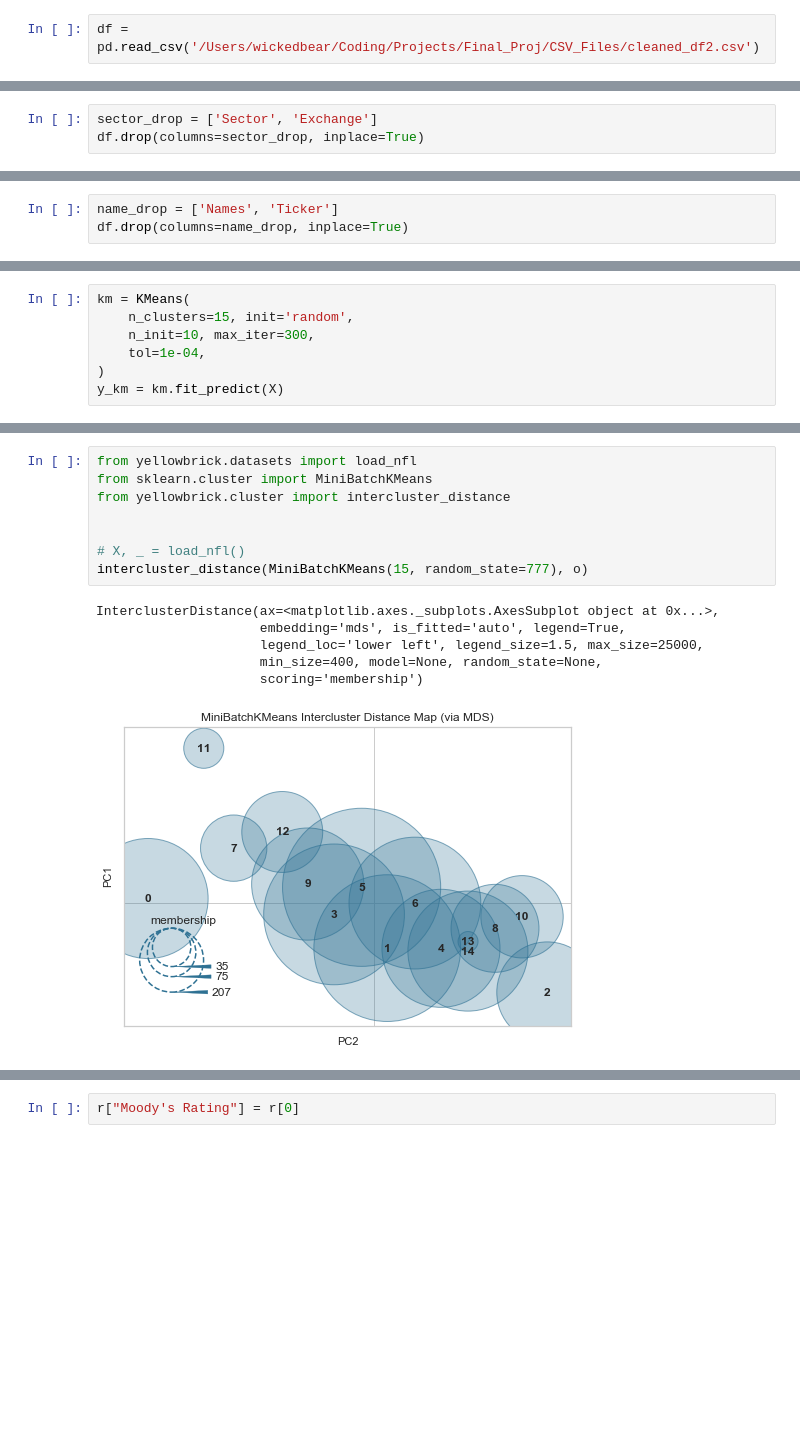
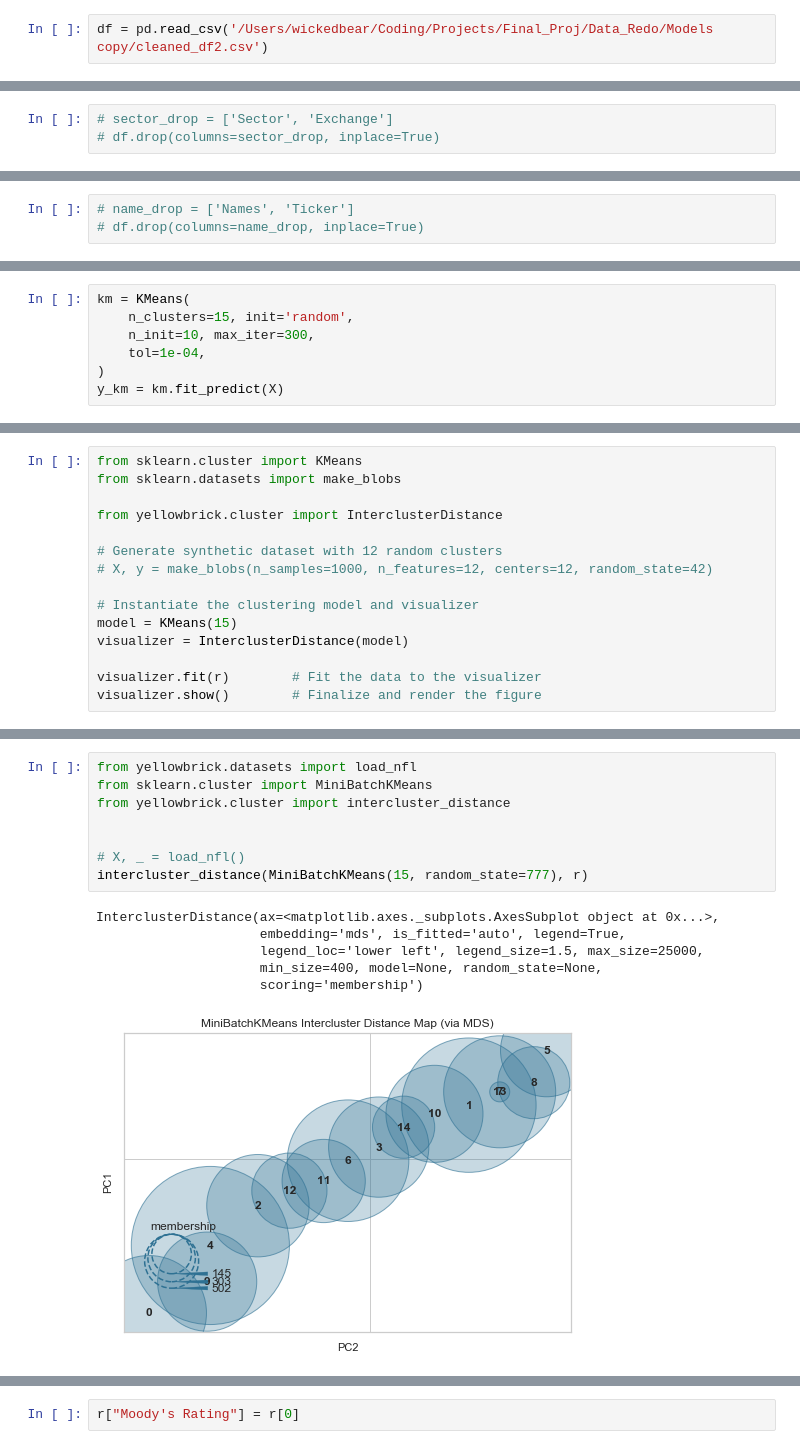
Before and after one commit to WickedoneC/Final_Proj, a Jupyter notebook: Data_Redo/Models copy/Clustering.ipynb, the cells around one changed output, grey strips where cells are left out. Cells and saved outputs as stored; diff of their text form; blank space fills up the shorter version.

```diff
--- a/Data_Redo/Models copy/Clustering.ipynb
+++ b/Data_Redo/Models copy/Clustering.ipynb
@@ -1,7 +1,7 @@
 # %%
 import pandas as pd
 # %%
-df = pd.read_csv('/Users/wickedbear/Coding/Projects/Final_Proj/CSV_Files/cleaned_df2.csv')
+df = pd.read_csv('/Users/wickedbear/Coding/Projects/Final_Proj/Data_Redo/Models copy/cleaned_df2.csv')
 # %%
 df
 # %% [output]
@@ -42,6 +42,6 @@ df
 # %%
-sector_drop = ['Sector', 'Exchange']
-df.drop(columns=sector_drop, inplace=True)
+# sector_drop = ['Sector', 'Exchange']
+# df.drop(columns=sector_drop, inplace=True)
 # %%
 mdf = df[["Moody's Rating"]]
 # %%
@@ -70,6 +63,6 @@ nmdf.head()
 # %%
-name_drop = ['Names', 'Ticker']
-df.drop(columns=name_drop, inplace=True)
+# name_drop = ['Names', 'Ticker']
+# df.drop(columns=name_drop, inplace=True)
 # %%
 df
 # %% [output]
@@ -521 +514,16 @@ visualizer.show()        # Finalize and render the figure
 <matplotlib.axes._subplots.AxesSubplot at 0x...>
+# %%
+from sklearn.cluster import KMeans
+from sklearn.datasets import make_blobs
+
+from yellowbrick.cluster import InterclusterDistance
+
+# Generate synthetic dataset with 12 random clusters
+# X, y = make_blobs(n_samples=1000, n_features=12, centers=12, random_state=42)
+
+# Instantiate the clustering model and visualizer
+model = KMeans(15)
+visualizer = InterclusterDistance(model)
+
+visualizer.fit(r)        # Fit the data to the visualizer
+visualizer.show()        # Finalize and render the figure
@@ -522,18 +533,18 @@ visualizer.show()        # Finalize and render the figure
 # %%
 from yellowbrick.datasets import load_nfl
 from sklearn.cluster import MiniBatchKMeans
 from yellowbrick.cluster import intercluster_distance
 
 
 # X, _ = load_nfl()
-intercluster_distance(MiniBatchKMeans(15, random_state=777), o)
+intercluster_distance(MiniBatchKMeans(15, random_state=777), r)
 # %% [output]
 InterclusterDistance(ax=<matplotlib.axes._subplots.AxesSubplot object at 0x...>,
                      embedding='mds', is_fitted='auto', legend=True,
                      legend_loc='lower left', legend_size=1.5, max_size=25000,
                      min_size=400, model=None, random_state=None,
                      scoring='membership')
-[figure, old version]
+[figure, new version]
 # %%
 from yellowbrick.datasets import load_nfl
 from sklearn.cluster import MiniBatchKMeans
```
Also changed, not shown: parts of 74 cells of this notebook, 6 other files.
